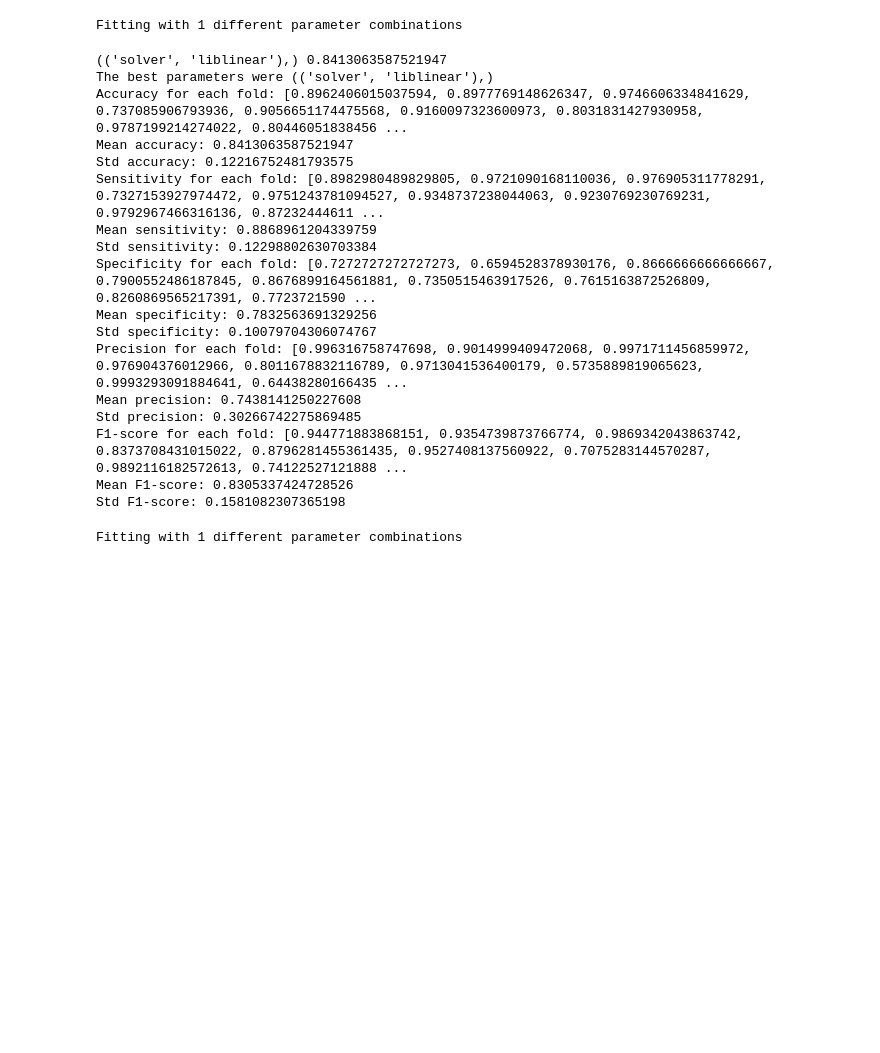
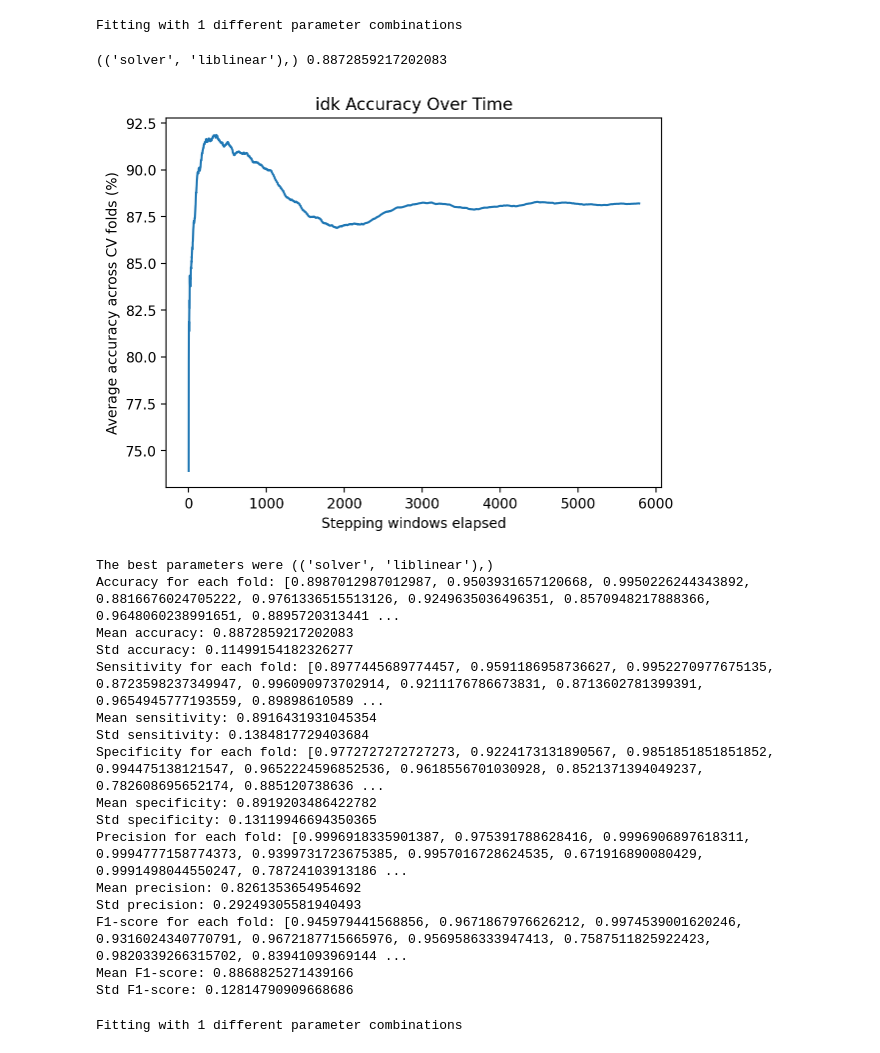
Before and after one commit to SVSM-AFib/2022-svsm-afib-group1, a Jupyter notebook: models/jshs/model_testing.ipynb, the cells around one changed output. Drawn from its saved outputs; the diff is of its cells as text; code cells hidden in the pictures; blank space fills up the shorter version.

Commit message:
moving accuracy plot stuff

```diff
--- a/models/jshs/model_testing.ipynb
+++ b/models/jshs/model_testing.ipynb
@@ -185,7 +185,7 @@ def subset_features(subset_list, current_weight = 0.25, prev_weight = 0.75):
     feature_df = pd.DataFrame(data=feature_dict)
     return pd.concat([subset_list, feature_df], axis=1)
 # %%
-current_weight = 1
+current_weight = 0.5
 # %%
 if not os.path.exists(str(Path(os.getcwd()).parents[1]) + '/mit-bih-time-features/'):
     os.mkdir(str(Path(os.getcwd()).parents[1]) + '/mit-bih-time-features/')
@@ -241,7 +241,7 @@ moving_accs = []
 if os.path.exists(f'saved_results_{current_weight}')==False:
     os.mkdir(f'saved_results_{current_weight}')
 # %%
-def score_reporter(results, importances=True):
+def score_reporter(results, importances=True, moving_acc_plot=False, classifier_name="idk"):
     bestParams = None
     maxScore = 0
     for params, scores in results.items():
@@ -267,6 +267,20 @@ def score_reporter(results, importances=True):
         feature_names = list(bestScores["split0_feature_importances"].keys())[0]
         mapped_importances = {name: rank for name, rank in zip(feature_names, avg_importances.flatten())}
 
+    if moving_acc_plot:
+        subject_accs = [bestScores[f"split{i}_subject_acc"] for i in range(num_splits)]
+        minLen = len(subject_accs[0])
+        for accs in subject_accs:
+            if len(accs)<minLen:
+                minLen = len(accs)
+
+        avg_list = [sum(sub_list) * 100 / len(sub_list) for sub_list in zip(*subject_accs)]
+        plt.plot(avg_list)
+        plt.title(classifier_name + " Accuracy Over Time")
+        plt.xlabel("Stepping windows elapsed")
+        plt.ylabel("Average accuracy across CV folds (%)")
+        plt.show()
+
     print(f"The best parameters were {bestParams}")
     print(f"Accuracy for each fold: {accuracy}")
     print(f"Mean accuracy: {np.nanmean(accuracy)}")
@@ -301,6 +315,15 @@ def fit_parallel(clf, X, y, train, test, **fit_params):
 
     pred_values = cloned_clf.predict(X_test)
 
+    total_seen = 0
+    total_correct = 0
+    subject_acc = []
+    for idx, pred in enumerate(pred_values):
+        total_seen+=1
+        if pred==y_test.iloc[idx]:
+            total_correct+=1
+        subject_acc.append(total_correct/total_seen)
+
     cm = confusion_matrix(y_test.values.reshape(y_test.shape[0]), pred_values)
     sensitivity = cm[0][0]/(cm[0][0]+cm[0][1])
     specificity = cm[1][1]/(cm[1][0]+cm[1][1])
@@ -311,7 +334,8 @@ def fit_parallel(clf, X, y, train, test, **fit_params):
         "sensitivity": sensitivity,
         "specificity": specificity,
         "precision": precision,
-        "f1_score": (2*precision*sensitivity)/(precision+sensitivity)
+        "f1_score": (2*precision*sensitivity)/(precision+sensitivity),
+        "subject_acc": subject_acc
     }
 
     return results_dict
@@ -445,6 +499,7 @@ with tqdm(param_grid) as pbar:
             current_results[f"split{i}_specificity"] = result["specificity"]
             current_results[f"split{i}_precision"] = result["precision"]
             current_results[f"split{i}_f1_score"] = result["f1_score"]
+            current_results[f"split{i}_subject_acc"] = result["subject_acc"]
         results[tuple(sorted(fit_params.items()))] = current_results
         results[tuple(sorted(fit_params.items()))]['folds'] = len(splits)
 
@@ -453,25 +508,26 @@ with open(f'saved_results_{current_weight}/lr_results.pickle', 'wb') as handle:
 # %% [output]
 Fitting with 1 different parameter combinations
 # %%
-score_reporter(results, False)
+score_reporter(results, False, True)
 # %% [output]
-(('solver', 'liblinear'),) 0.8413063587521947
-The best parameters were (('solver', 'liblinear'),)
-Accuracy for each fold: [0.8962406015037594, 0.8977769148626347, 0.9746606334841629, 0.737085906793936, 0.9056651174475568, 0.9160097323600973, 0.8031831427930958, 0.9787199214274022, 0.80446051838456 ...
-Mean accuracy: 0.8413063587521947
-Std accuracy: 0.12216752481793575
-Sensitivity for each fold: [0.8982980489829805, 0.9721090168110036, 0.976905311778291, 0.7327153927974472, 0.9751243781094527, 0.9348737238044063, 0.9230769230769231, 0.9792967466316136, 0.87232444611 ...
-Mean sensitivity: 0.8868961204339759
-Std sensitivity: 0.12298802630703384
-Specificity for each fold: [0.7272727272727273, 0.6594528378930176, 0.8666666666666667, 0.7900552486187845, 0.8676899164561881, 0.7350515463917526, 0.7615163872526809, 0.8260869565217391, 0.7723721590 ...
-Mean specificity: 0.7832563691329256
-Std specificity: 0.10079704306074767
-Precision for each fold: [0.996316758747698, 0.9014999409472068, 0.9971711456859972, 0.976904376012966, 0.8011678832116789, 0.9713041536400179, 0.5735889819065623, 0.9993293091884641, 0.64438280166435 ...
-Mean precision: 0.7438141250227608
-Std precision: 0.30266742275869485
-F1-score for each fold: [0.944771883868151, 0.9354739873766774, 0.9869342043863742, 0.8373708431015022, 0.8796281455361435, 0.9527408137560922, 0.7075283144570287, 0.9892116182572613, 0.74122527121888 ...
-Mean F1-score: 0.8305337424728526
-Std F1-score: 0.1581082307365198
+(('solver', 'liblinear'),) 0.8872859217202083
+[figure, added]
+The best parameters were (('solver', 'liblinear'),)
+Accuracy for each fold: [0.8987012987012987, 0.9503931657120668, 0.9950226244343892, 0.8816676024705222, 0.9761336515513126, 0.9249635036496351, 0.8570948217888366, 0.9648060238991651, 0.8895720313441 ...
+Mean accuracy: 0.8872859217202083
+Std accuracy: 0.11499154182326277
+Sensitivity for each fold: [0.8977445689774457, 0.9591186958736627, 0.9952270977675135, 0.8723598237349947, 0.996090973702914, 0.9211176786673831, 0.8713602781399391, 0.9654945777193559, 0.89898610589 ...
+Mean sensitivity: 0.8916431931045354
+Std sensitivity: 0.1384817729403684
+Specificity for each fold: [0.9772727272727273, 0.9224173131890567, 0.9851851851851852, 0.994475138121547, 0.9652224596852536, 0.9618556701030928, 0.8521371394049237, 0.782608695652174, 0.885120738636 ...
+Mean specificity: 0.8919203486422782
+Std specificity: 0.13119946694350365
+Precision for each fold: [0.9996918335901387, 0.975391788628416, 0.9996906897618311, 0.9994777158774373, 0.9399731723675385, 0.9957016728624535, 0.671916890080429, 0.9991498044550247, 0.78724103913186 ...
+Mean precision: 0.8261353654954692
+Std precision: 0.29249305581940493
+F1-score for each fold: [0.945979441568856, 0.9671867976626212, 0.9974539001620246, 0.9316024340770791, 0.9672187715665976, 0.9569586333947413, 0.7587511825922423, 0.9820339266315702, 0.83941093969144 ...
+Mean F1-score: 0.8868825271439166
+Std F1-score: 0.12814790909668686
 # %%
 # LDA
 folder = './joblib_memmap'
```
Also changed, not shown: parts of 24 cells of this notebook, 2 other files.
